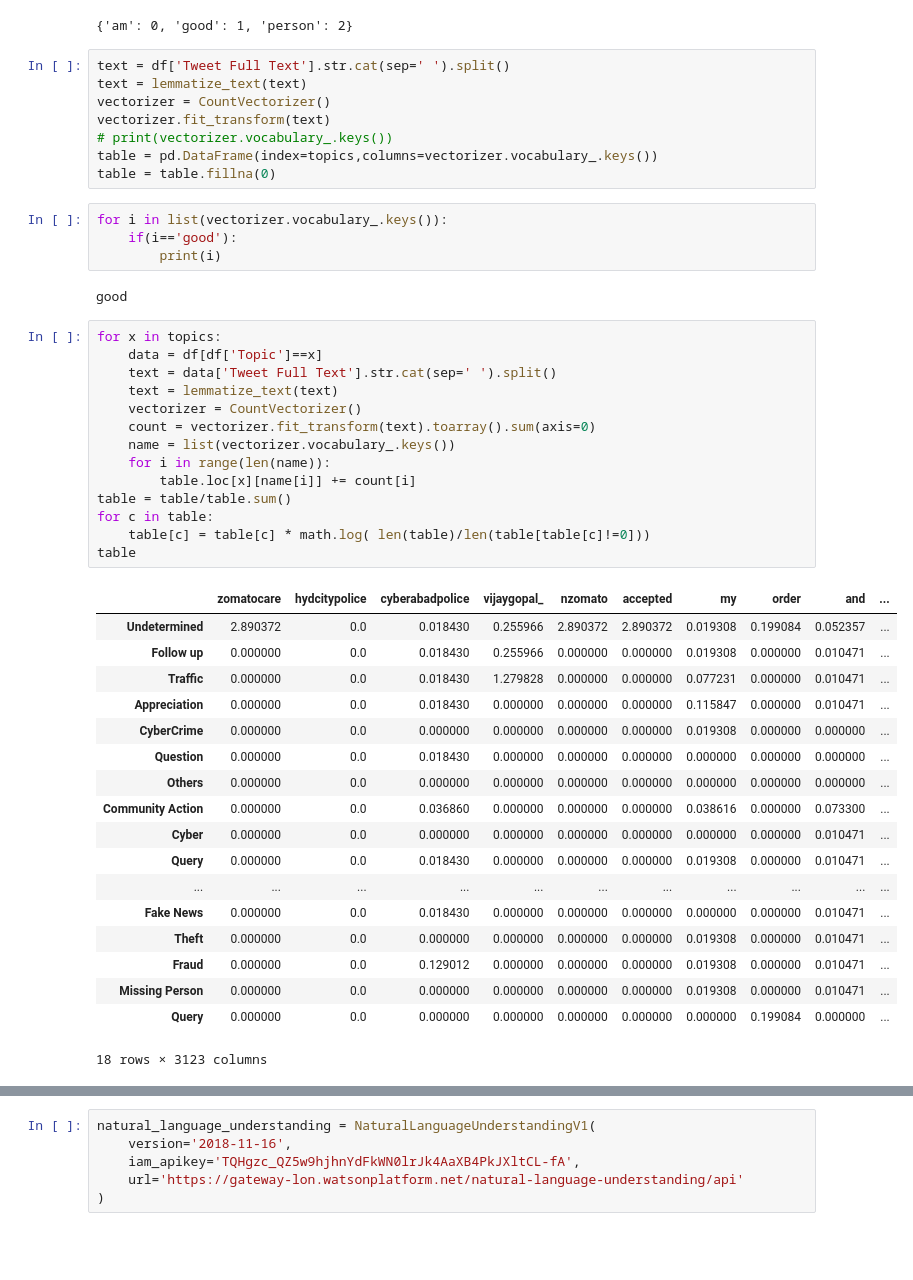
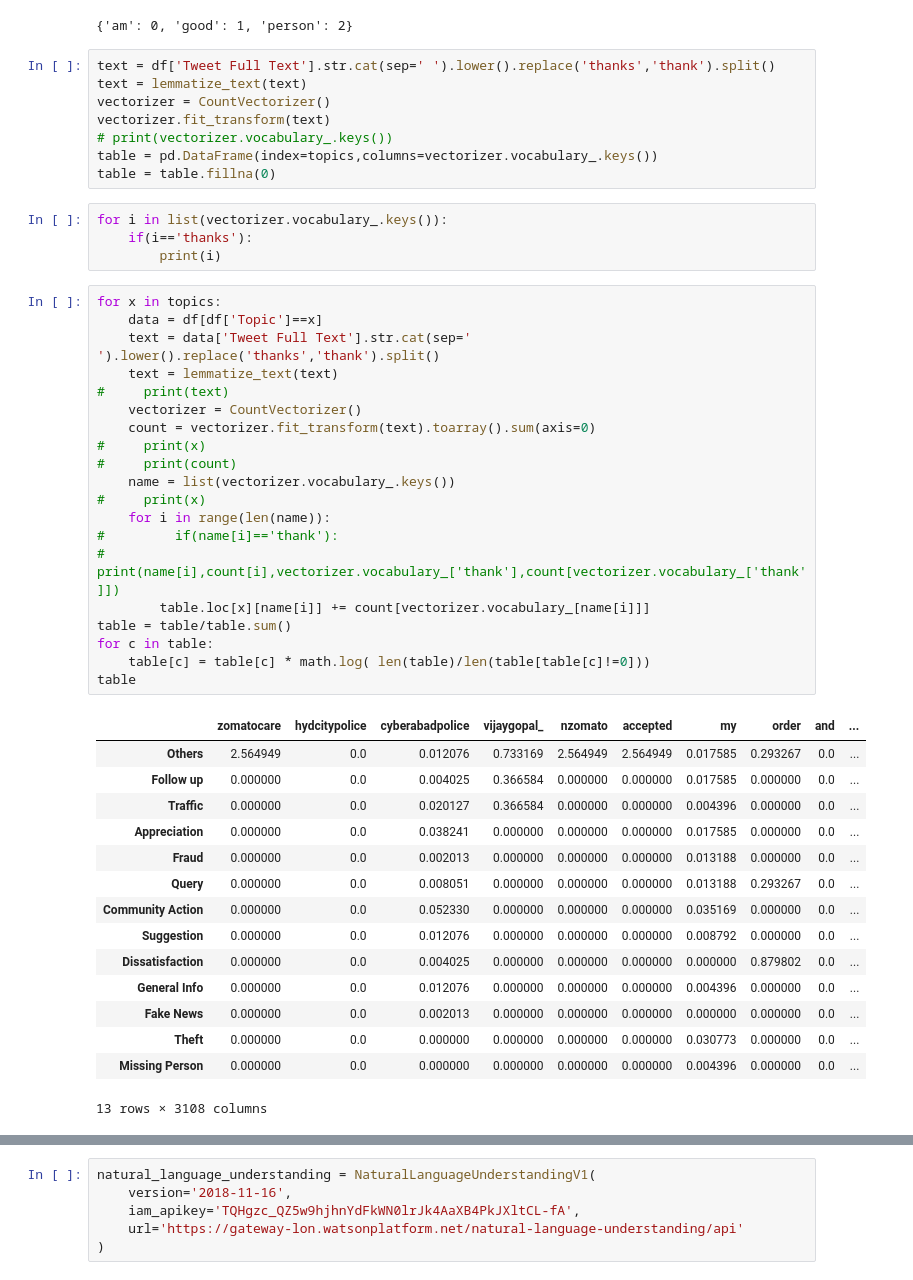
Before and after one commit to ajinkyarawankar/Classification-of-Actionable-Tweets, a Jupyter notebook: topic_modeling.ipynb, the cells around one changed output, grey strips where cells are left out. Drawn from its saved outputs; the diff is of its cells as text; blank space fills up the shorter version.

```diff
--- a/topic_modeling.ipynb
+++ b/topic_modeling.ipynb
@@ -73,7 +68,7 @@ vectorizer.vocabulary_
 [1 3 1]
 {'am': 0, 'good': 1, 'person': 2}
 # %%
-text = df['Tweet Full Text'].str.cat(sep=' ').split()
+text = df['Tweet Full Text'].str.cat(sep=' ').lower().replace('thanks','thank').split()
 text = lemmatize_text(text)
 vectorizer = CountVectorizer()
 vectorizer.fit_transform(text)
@@ -82,43 +77,44 @@ table = pd.DataFrame(index=topics,columns=vectorizer.vocabulary_.keys())
 table = table.fillna(0)
 # %%
 for i in list(vectorizer.vocabulary_.keys()):
-    if(i=='good'):
+    if(i=='thanks'):
         print(i)
-# %% [output]
-good
 # %%
 for x in topics:
     data = df[df['Topic']==x]
-    text = data['Tweet Full Text'].str.cat(sep=' ').split()
+    text = data['Tweet Full Text'].str.cat(sep=' ').lower().replace('thanks','thank').split()
     text = lemmatize_text(text)
+#     print(text)
     vectorizer = CountVectorizer()
     count = vectorizer.fit_transform(text).toarray().sum(axis=0)
+#     print(x)
+#     print(count)
     name = list(vectorizer.vocabulary_.keys())
+#     print(x)
     for i in range(len(name)):
-        table.loc[x][name[i]] += count[i]
+#         if(name[i]=='thank'):
+#             print(name[i],count[i],vectorizer.vocabulary_['thank'],count[vectorizer.vocabulary_['thank']])
+        table.loc[x][name[i]] += count[vectorizer.vocabulary_[name[i]]]
 table = table/table.sum()
 for c in table:
     table[c] = table[c] * math.log( len(table)/len(table[table[c]!=0]))
 table
 # %% [output]
 |  | zomatocare | hydcitypolice | cyberabadpolice | vijaygopal_ | nzomato | accepted | my | order | and | ... |
-| Undetermined | 2.890372 | 0.0 | 0.018430 | 0.255966 | 2.890372 | 2.890372 | 0.019308 | 0.199084 | 0.052357 | ... |
-| Follow up | 0.000000 | 0.0 | 0.018430 | 0.255966 | 0.000000 | 0.000000 | 0.019308 | 0.000000 | 0.010471 | ... |
-| Traffic | 0.000000 | 0.0 | 0.018430 | 1.279828 | 0.000000 | 0.000000 | 0.077231 | 0.000000 | 0.010471 | ... |
-| Appreciation | 0.000000 | 0.0 | 0.018430 | 0.000000 | 0.000000 | 0.000000 | 0.115847 | 0.000000 | 0.010471 | ... |
-| CyberCrime | 0.000000 | 0.0 | 0.000000 | 0.000000 | 0.000000 | 0.000000 | 0.019308 | 0.000000 | 0.000000 | ... |
-| Question | 0.000000 | 0.0 | 0.018430 | 0.000000 | 0.000000 | 0.000000 | 0.000000 | 0.000000 | 0.000000 | ... |
-| Others | 0.000000 | 0.0 | 0.000000 | 0.000000 | 0.000000 | 0.000000 | 0.000000 | 0.000000 | 0.000000 | ... |
-| Community Action | 0.000000 | 0.0 | 0.036860 | 0.000000 | 0.000000 | 0.000000 | 0.038616 | 0.000000 | 0.073300 | ... |
-| Cyber | 0.000000 | 0.0 | 0.000000 | 0.000000 | 0.000000 | 0.000000 | 0.000000 | 0.000000 | 0.010471 | ... |
-| Query | 0.000000 | 0.0 | 0.018430 | 0.000000 | 0.000000 | 0.000000 | 0.019308 | 0.000000 | 0.010471 | ... |
-| ... | ... | ... | ... | ... | ... | ... | ... | ... | ... | ... |
-| Fake News | 0.000000 | 0.0 | 0.018430 | 0.000000 | 0.000000 | 0.000000 | 0.000000 | 0.000000 | 0.010471 | ... |
-| Theft | 0.000000 | 0.0 | 0.000000 | 0.000000 | 0.000000 | 0.000000 | 0.019308 | 0.000000 | 0.010471 | ... |
-| Fraud | 0.000000 | 0.0 | 0.129012 | 0.000000 | 0.000000 | 0.000000 | 0.019308 | 0.000000 | 0.010471 | ... |
-| Missing Person | 0.000000 | 0.0 | 0.000000 | 0.000000 | 0.000000 | 0.000000 | 0.019308 | 0.000000 | 0.010471 | ... |
-| Query | 0.000000 | 0.0 | 0.000000 | 0.000000 | 0.000000 | 0.000000 | 0.000000 | 0.199084 | 0.000000 | ... |
+| Others | 2.564949 | 0.0 | 0.012076 | 0.733169 | 2.564949 | 2.564949 | 0.017585 | 0.293267 | 0.0 | ... |
+| Follow up | 0.000000 | 0.0 | 0.004025 | 0.366584 | 0.000000 | 0.000000 | 0.017585 | 0.000000 | 0.0 | ... |
+| Traffic | 0.000000 | 0.0 | 0.020127 | 0.366584 | 0.000000 | 0.000000 | 0.004396 | 0.000000 | 0.0 | ... |
+| Appreciation | 0.000000 | 0.0 | 0.038241 | 0.000000 | 0.000000 | 0.000000 | 0.017585 | 0.000000 | 0.0 | ... |
+| Fraud | 0.000000 | 0.0 | 0.002013 | 0.000000 | 0.000000 | 0.000000 | 0.013188 | 0.000000 | 0.0 | ... |
+| Query | 0.000000 | 0.0 | 0.008051 | 0.000000 | 0.000000 | 0.000000 | 0.013188 | 0.293267 | 0.0 | ... |
+| Community Action | 0.000000 | 0.0 | 0.052330 | 0.000000 | 0.000000 | 0.000000 | 0.035169 | 0.000000 | 0.0 | ... |
+| Suggestion | 0.000000 | 0.0 | 0.012076 | 0.000000 | 0.000000 | 0.000000 | 0.008792 | 0.000000 | 0.0 | ... |
+| Dissatisfaction | 0.000000 | 0.0 | 0.004025 | 0.000000 | 0.000000 | 0.000000 | 0.000000 | 0.879802 | 0.0 | ... |
+| General Info | 0.000000 | 0.0 | 0.012076 | 0.000000 | 0.000000 | 0.000000 | 0.004396 | 0.000000 | 0.0 | ... |
+| Fake News | 0.000000 | 0.0 | 0.002013 | 0.000000 | 0.000000 | 0.000000 | 0.000000 | 0.000000 | 0.0 | ... |
+| Theft | 0.000000 | 0.0 | 0.000000 | 0.000000 | 0.000000 | 0.000000 | 0.030773 | 0.000000 | 0.0 | ... |
+| Missing Person | 0.000000 | 0.0 | 0.000000 | 0.000000 | 0.000000 | 0.000000 | 0.004396 | 0.000000 | 0.0 | ... |
-18 rows × 3123 columns
+13 rows × 3108 columns
 # %%
 def predict(text):
     global table
```
Also changed, not shown: parts of 8 cells of this notebook, 1 other file.
